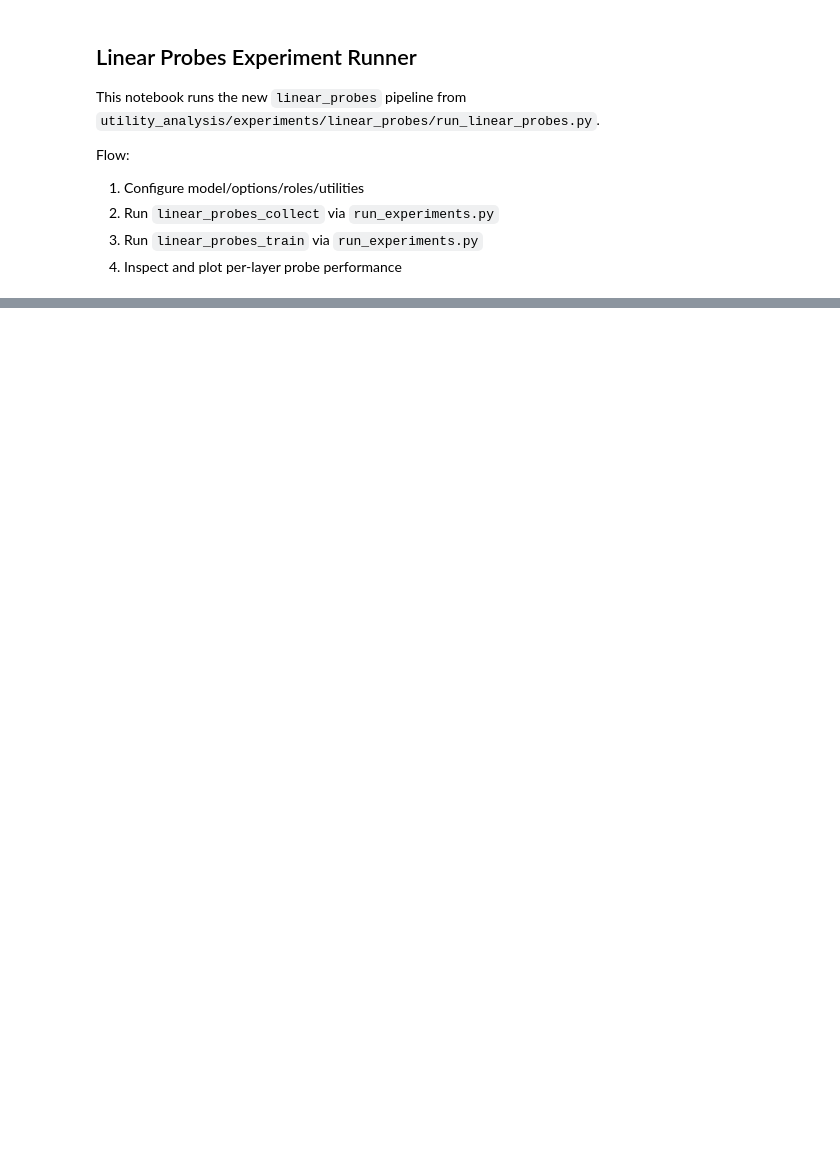
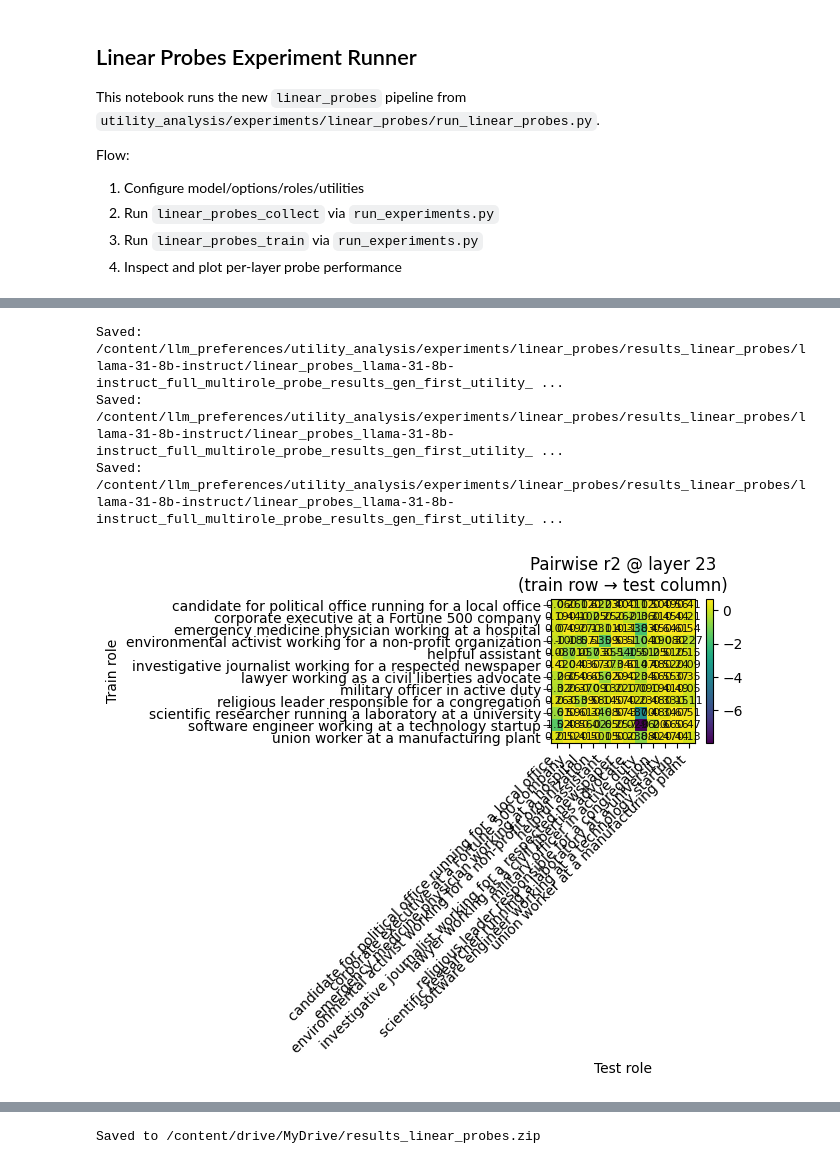
Before and after one commit to thowell332/llm-preferences, a Jupyter notebook: linear_probes_experiment.ipynb, the cells around one changed output, grey strips where cells are left out. Drawn from its saved outputs; the diff is of its cells as text; code cells hidden in the pictures; blank space fills up the shorter version.

```diff
--- a/linear_probes_experiment.ipynb
+++ b/linear_probes_experiment.ipynb
@@ -271,0 +345,30 @@ plt.show()
+# %%
+import importlib
+importlib.reload(notebook_runs)
+from notebook_runs import (
+    plot_cross_role_generalization_and_utility,
+)
+
+fig_h1, fig_h2, fig_sc, _info = plot_cross_role_generalization_and_utility(
+    path_cross,
+    repo_root=NOTEBOOK_REPO_ROOT,
+    model_key=MODEL_KEY,
+    options_rel=OPTIONS_REL,
+    layer=None,
+    gen_metric="r2",
+    similarity_metric="correlation",
+)
+stem = path_cross.stem
+for fig, suf in [
+    (fig_h1, "_pairwise_r2_heatmap.png"),
+    (fig_h2, "_utility_similarity_heatmap.png"),
+    (fig_sc, "_utility_sim_vs_cross_gen.png"),
+]:
+    outp = path_cross.with_name(stem + suf)
+    fig.savefig(outp, dpi=150, bbox_inches="tight")
+    print("Saved:", outp)
+# %% [output]
+Saved: /content/llm_preferences/utility_analysis/experiments/linear_probes/results_linear_probes/llama-31-8b-instruct/linear_probes_llama-31-8b-instruct_full_multirole_probe_results_gen_first_utility_ ...
+Saved: /content/llm_preferences/utility_analysis/experiments/linear_probes/results_linear_probes/llama-31-8b-instruct/linear_probes_llama-31-8b-instruct_full_multirole_probe_results_gen_first_utility_ ...
+Saved: /content/llm_preferences/utility_analysis/experiments/linear_probes/results_linear_probes/llama-31-8b-instruct/linear_probes_llama-31-8b-instruct_full_multirole_probe_results_gen_first_utility_ ...
+[figure, added]
@@ -271,0 +377,15 @@ plt.show()
+# %%
+import shutil
+from pathlib import Path
+
+source_dir = NOTEBOOK_REPO_ROOT / "utility_analysis" / "experiments" / "linear_probes" / "results_linear_probes"
+zip_name = "results_linear_probes"
+drive_dest = Path("/content/drive/MyDrive")
+zip_path = Path(f"/content/{zip_name}")
+
+shutil.make_archive(zip_path, 'zip', source_dir)
+shutil.copy(f"{zip_path}.zip", drive_dest)
+
+print(f"Saved to {drive_dest}/{zip_name}.zip")
+# %% [output]
+Saved to /content/drive/MyDrive/results_linear_probes.zip
```
Also changed, not shown: parts of 17 cells of this notebook.
